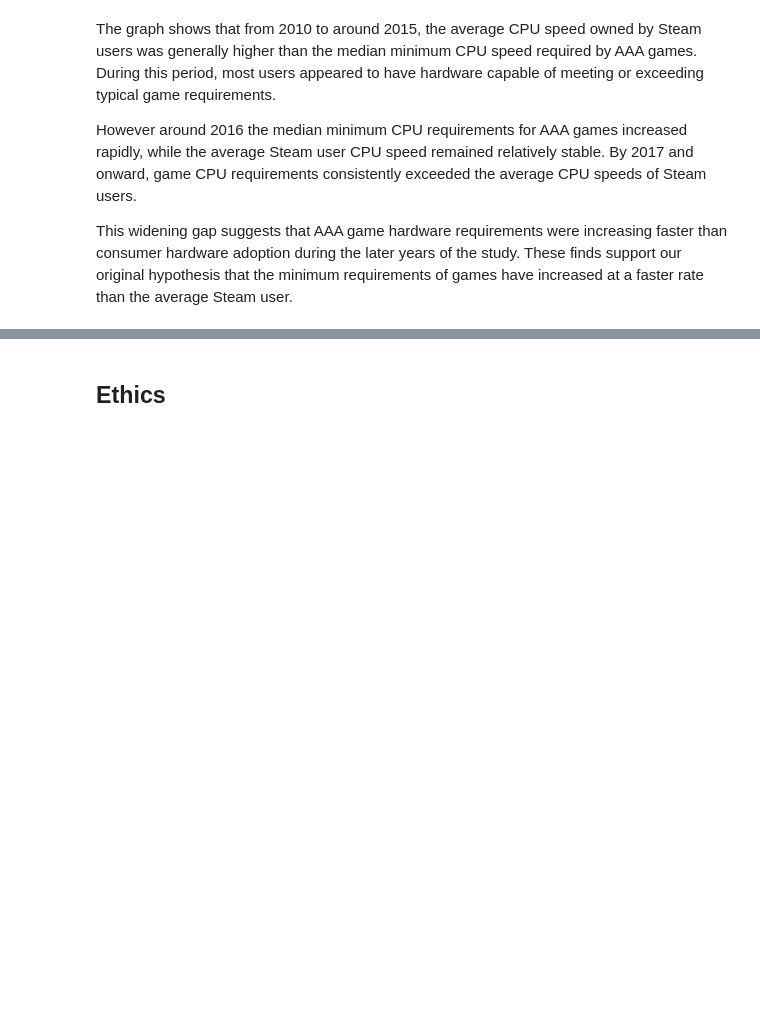
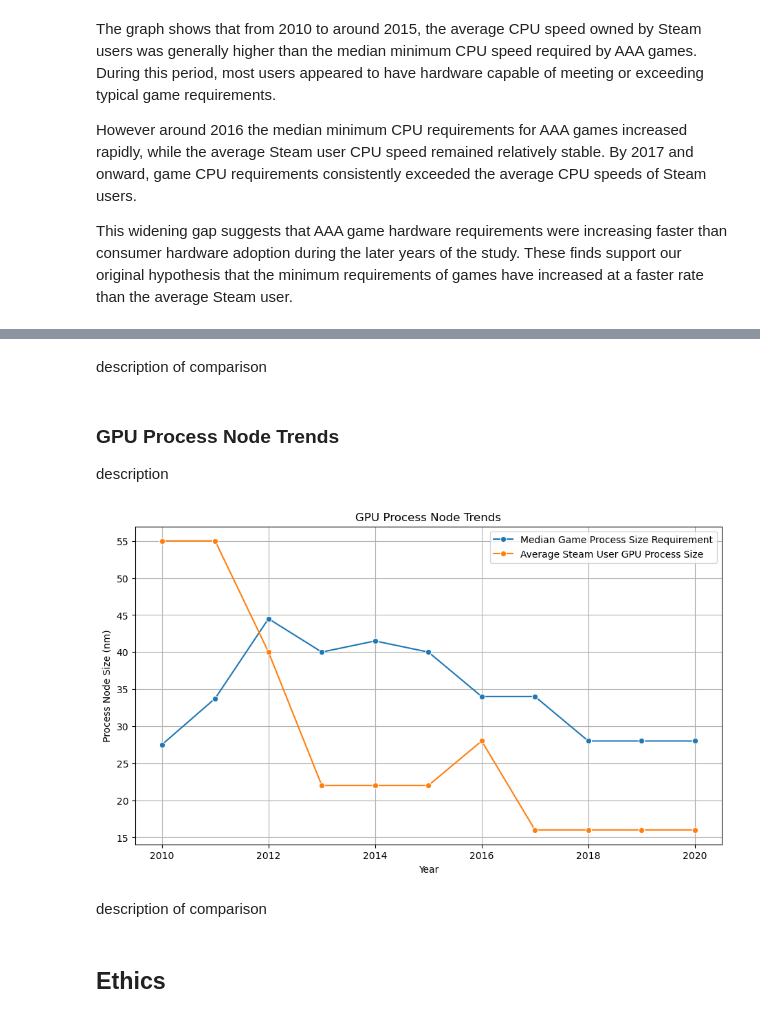
Before and after one commit to COGS108/Group-SP26-081, a Jupyter notebook: 02-EDACheckpoint.ipynb, the cells around one changed output, grey strips where cells are left out. Cells and saved outputs as stored; diff of their text form; code cells hidden in the pictures; blank space fills up the shorter version.

```diff
--- a/02-EDACheckpoint.ipynb
+++ b/02-EDACheckpoint.ipynb
@@ -629,3 +710,37 @@ This widening gap suggests that AAA game hardware requirements were increasing f
+# %% [markdown]
+description of comparison
+# %% [markdown]
+### GPU Process Node Trends
+
+description
+# %%
+plt.figure(figsize=(11, 6))
+
+sns.lineplot(data=comparison_df,
+             x='Release_Year',
+             y='Min_GPU_Process',
+             marker='o',
+             label='Median Game Process Size Requirement',
+            )
+sns.lineplot(data=comparison_df,
+             x='Release_Year',
+             y='Consumer_Process',
+             marker='o',
+             label='Average Steam User GPU Process Size',
+            )
+
+plt.title('GPU Process Node Trends')
+plt.xlabel('Year')
+plt.ylabel('Process Node Size (nm)')
+
+plt.legend(frameon=True, fontsize=10)
+plt.grid(True)
+
+plt.show()
+# %% [output]
+[figure, added]
+# %% [markdown]
+description of comparison
 # %% [markdown]
 ## Ethics
 # %% [markdown]
```
Also changed, not shown: parts of 5 cells of this notebook, 1 other file.
